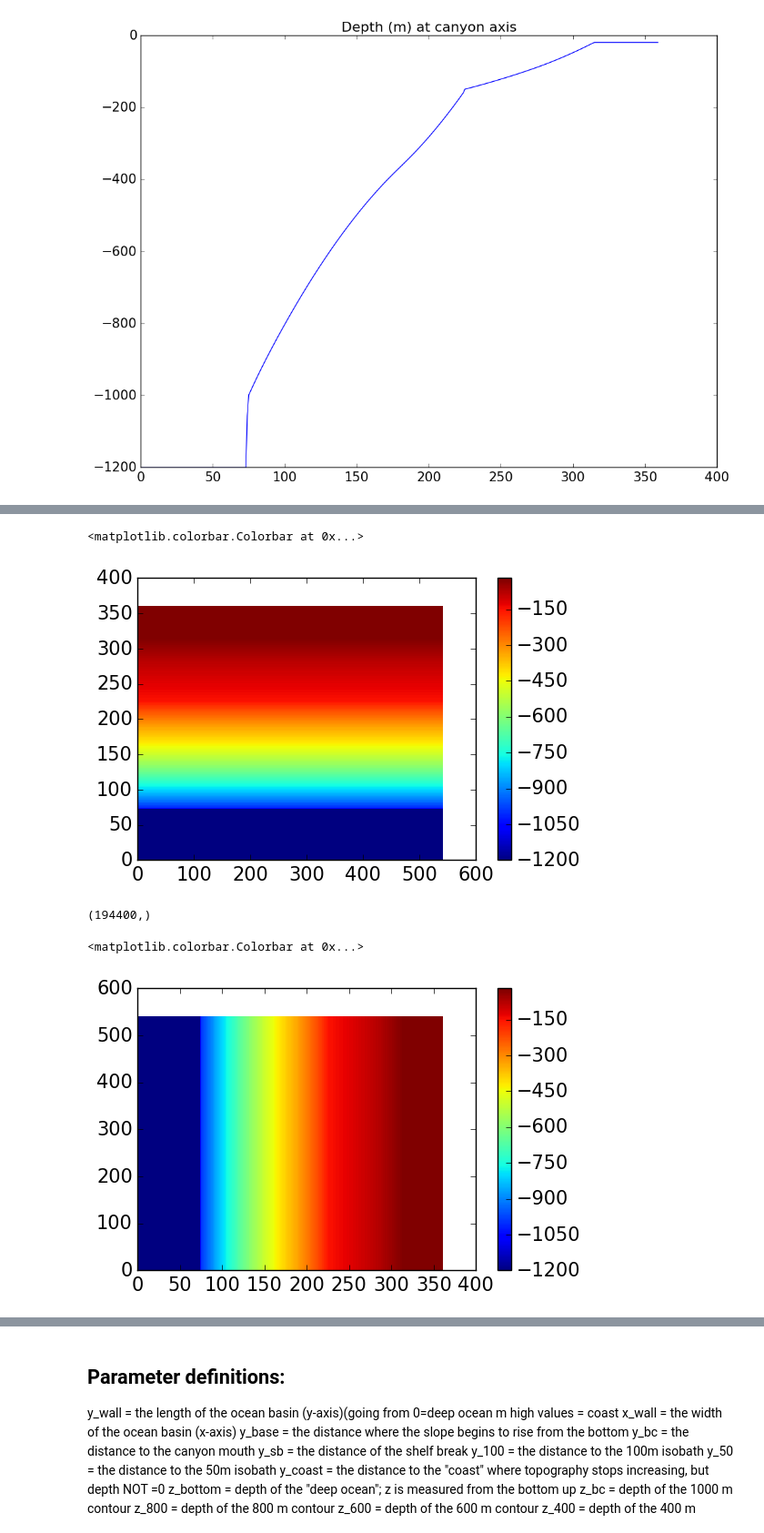
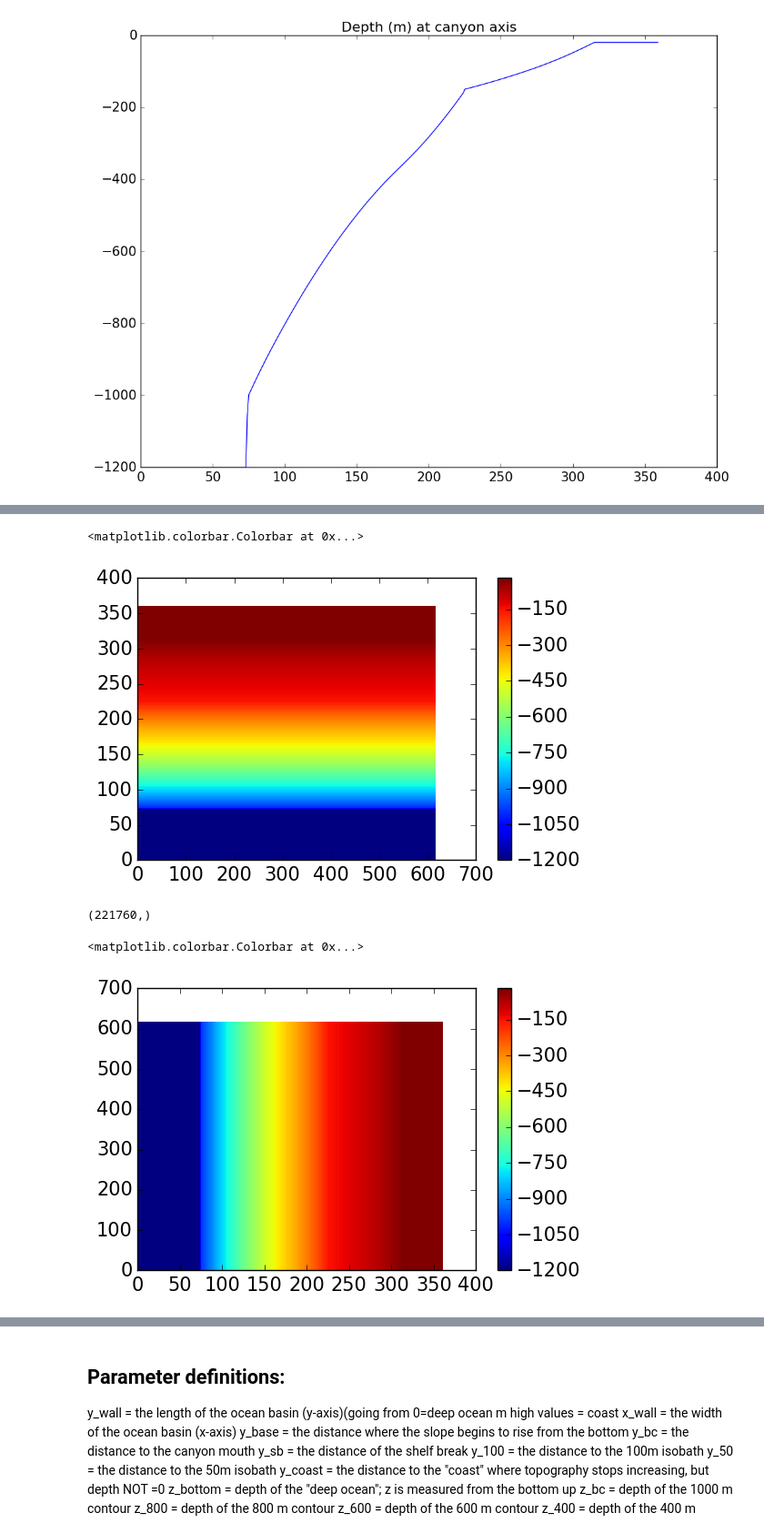
Before and after one commit to UBC-MOAD/buildcanyon, a Jupyter notebook: Bathymetry/GenerateNoCanyonBathy360x360Quad.ipynb, the cells around one changed output, grey strips where cells are left out. Shown at 91% size. Saved outputs shown, nothing was run; the diff lists cells and outputs as text; code cells hidden in the pictures.

```diff
--- a/Bathymetry/GenerateNoCanyonBathy360x360Quad.ipynb
+++ b/Bathymetry/GenerateNoCanyonBathy360x360Quad.ipynb
@@ -342,17 +343,20 @@ plt.show
 
 dt = np.dtype('>f8')  # float 64 big endian
 
-tmpfile = "dely_%dx%d_NonUni_NoCanyonQuad.bin" %(540,360)
+nx_ext = 616
+ny = 360
+
+tmpfile = "dely_%dx%d_NonUni_NoCanyonQuad.bin" %(nx_ext,ny)
 fileobj = open(tmpfile,mode='wb')
 dely.astype(dt).tofile(fileobj,"")
 fileobj.close()
 
-tmpfile = "delx_%dx%d_NonUni_NoCanyonQuad.bin" %(540,360)
+tmpfile = "delx_%dx%d_NonUni_NoCanyonQuad.bin" %(nx_ext,ny)
 fileobj = open(tmpfile, mode='wb')
 delx_ext.astype(dt).tofile(fileobj,"")
 fileobj.close()
 
-tmpfile = "bathy_smooth_%dx%d_NonUni_NoCanyonQuad.bin"%(540,360)
+tmpfile = "bathy_smooth_%dx%d_NonUni_NoCanyonQuad.bin"%(nx_ext,ny)
 fileobj = open(tmpfile, mode='wb')
 dd=np.transpose(bathy_ext)
 #dd=np.asfortranarray(bathy, dtype=dt)
@@ -363,20 +367,20 @@ plt.pcolor(dd)
 plt.colorbar()
 # %% [output]
 <matplotlib.colorbar.Colorbar at 0x...>
-[figure, old version]
+[figure, new version]
 # %%
 #Check that it works when read by Fortran
 
-filename = 'bathy_smooth_%dx%d_NonUni_NoCanyonQuad.bin'%(540,360)
+filename = 'bathy_smooth_%dx%d_NonUni_NoCanyonQuad.bin'%(nx_ext,ny)
 cc=np.fromfile(filename, dtype=dt)
 np.shape(cc)
 # %% [output]
-(194400,)
+(221760,)
 # %%
 
-bF=np.reshape(cc,[540,360],'F') # F to read in Fortran order
+bF=np.reshape(cc,[nx_ext,ny],'F') # F to read in Fortran order
 plt.pcolor(bF)
 plt.colorbar()
 # %% [output]
 <matplotlib.colorbar.Colorbar at 0x...>
-[figure, old version]
+[figure, new version]
```
Also changed, not shown: parts of 3 cells of this notebook, 4 other files.
